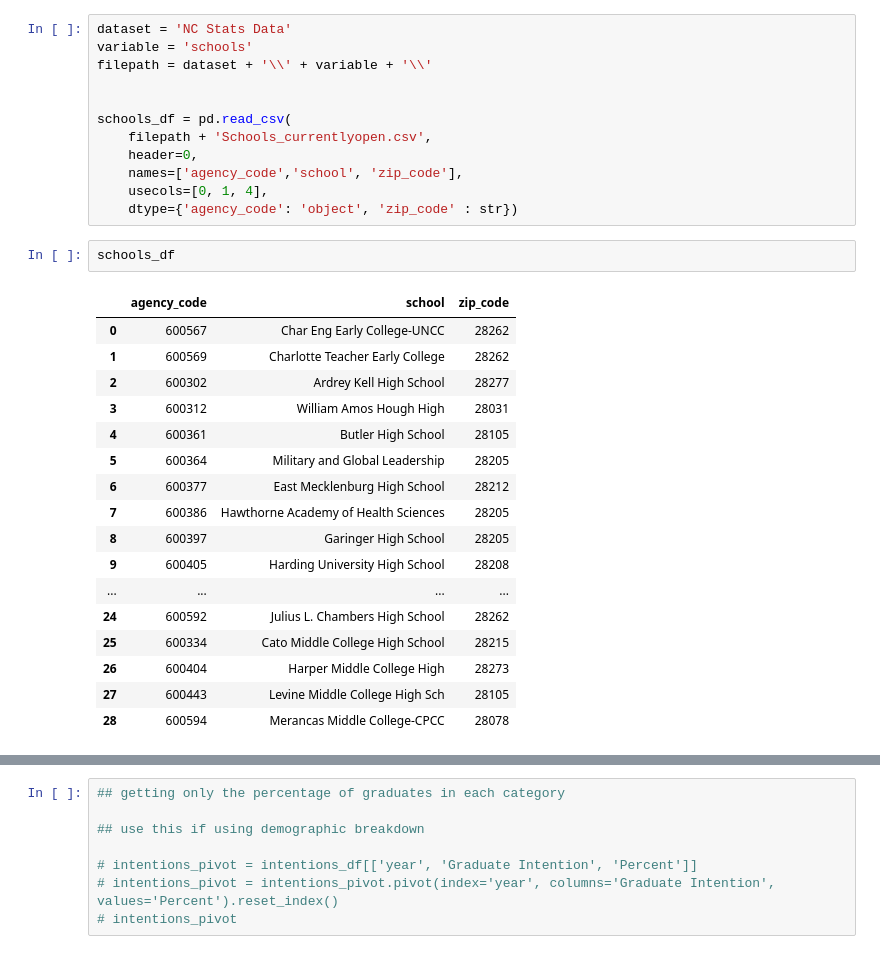
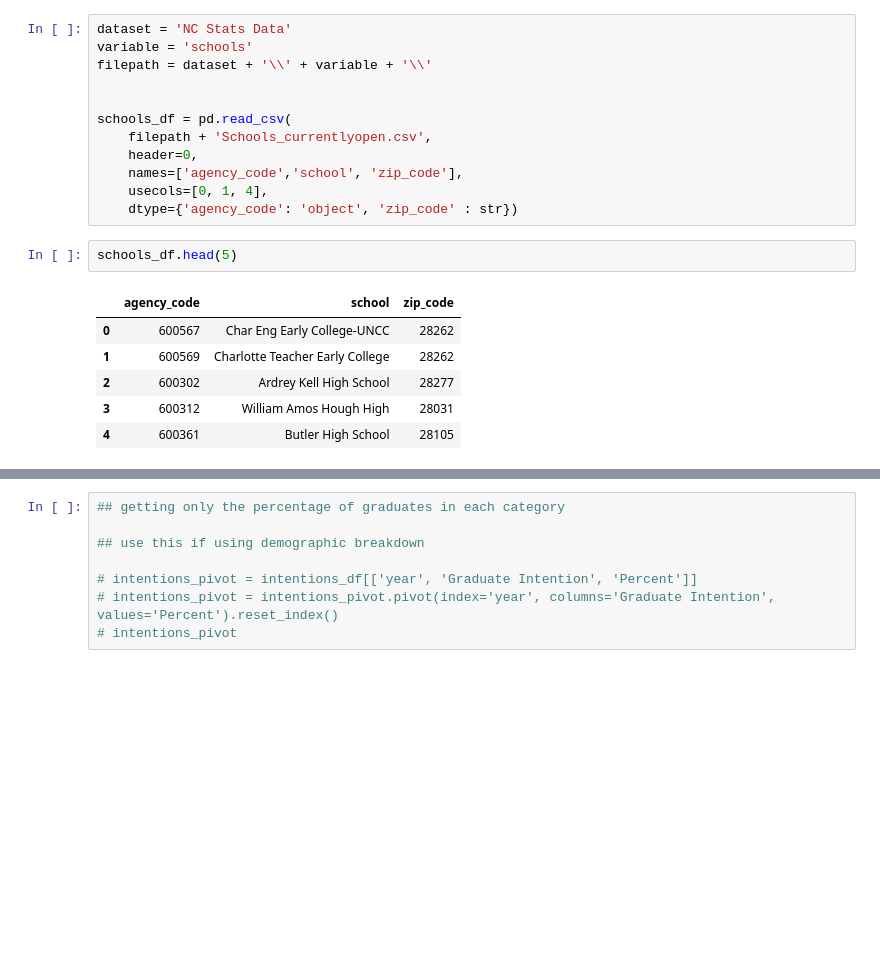
Before and after one commit to codypscott/DTSC4301, a Jupyter notebook: Dataprep/Dataprep.ipynb, the cells around one changed output, grey strips where cells are left out. Saved outputs shown, nothing was run; the diff lists cells and outputs as text; blank space fills up the shorter version.

```diff
--- a/Dataprep/Dataprep.ipynb
+++ b/Dataprep/Dataprep.ipynb
@@ -119,25 +59,14 @@ schools_df = pd.read_csv(
     usecols=[0, 1, 4],
     dtype={'agency_code': 'object', 'zip_code' : str})
 # %%
-schools_df
+schools_df.head(5)
 # %% [output]
 |  | agency_code | school | zip_code |
 | 0 | 600567 | Char Eng Early College-UNCC | 28262 |
 | 1 | 600569 | Charlotte Teacher Early College | 28262 |
 | 2 | 600302 | Ardrey Kell High School | 28277 |
 | 3 | 600312 | William Amos Hough High | 28031 |
 | 4 | 600361 | Butler High School | 28105 |
-| 5 | 600364 | Military and Global Leadership | 28205 |
-| 6 | 600377 | East Mecklenburg High School | 28212 |
-| 7 | 600386 | Hawthorne Academy of Health Sciences | 28205 |
-| 8 | 600397 | Garinger High School | 28205 |
-| 9 | 600405 | Harding University High School | 28208 |
-| ... | ... | ... | ... |
-| 24 | 600592 | Julius L. Chambers High School | 28262 |
-| 25 | 600334 | Cato Middle College High School | 28215 |
-| 26 | 600404 | Harper Middle College High | 28273 |
-| 27 | 600443 | Levine Middle College High Sch | 28105 |
-| 28 | 600594 | Merancas Middle College-CPCC | 28078 |
 # %%
 variable = 'intentions'
 filepath = dataset + '\\' + variable + '\\'
```
Also changed, not shown: parts of 21 cells of this notebook, 16 other files.
